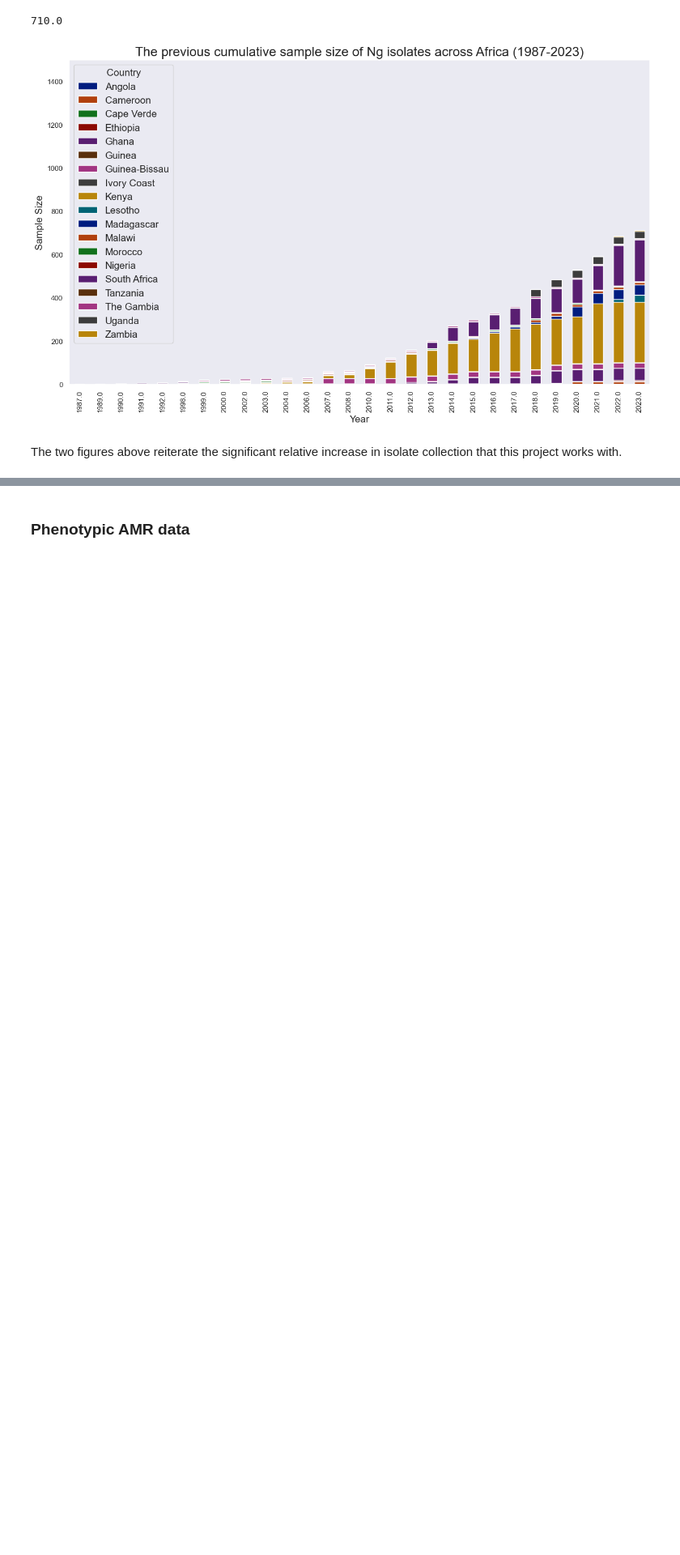
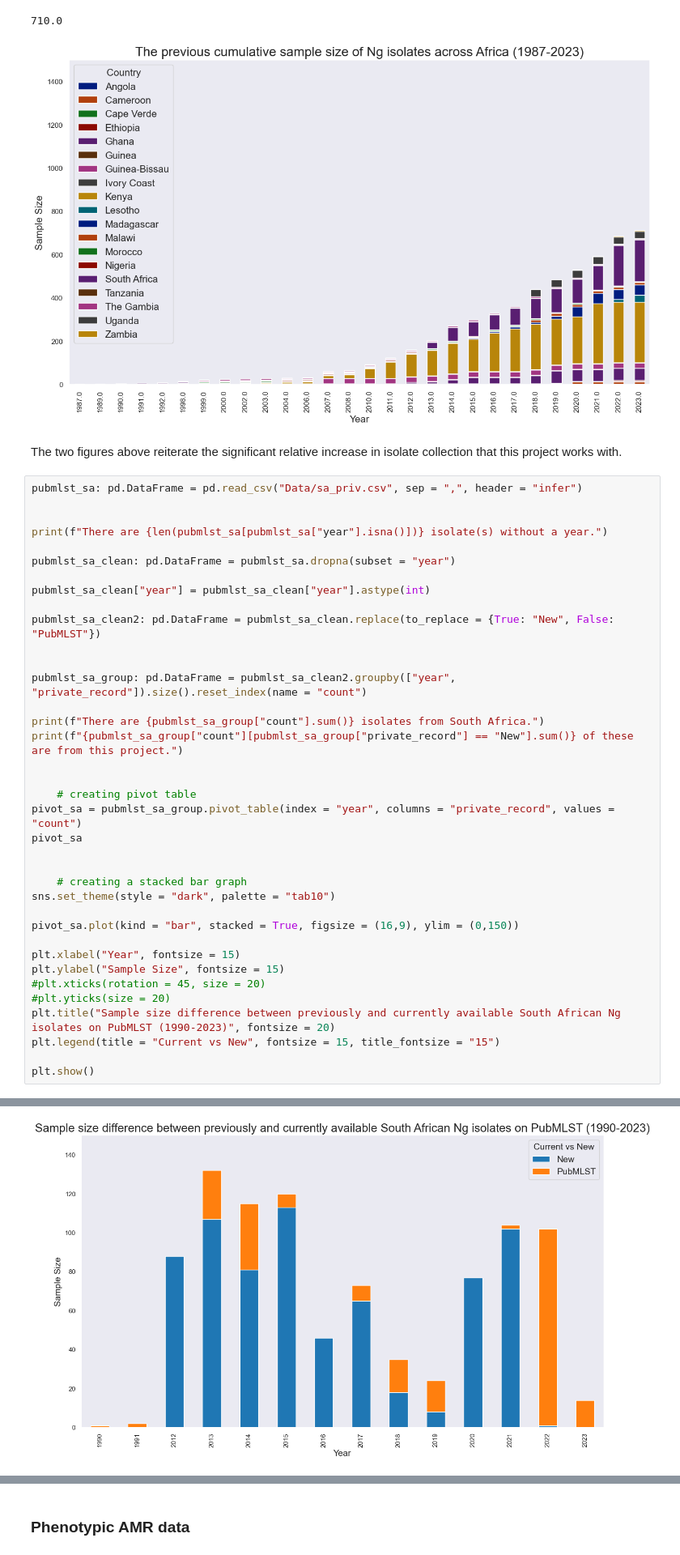
Before and after one commit to watchlotr/NGonorrhoeae_Y4, a Jupyter notebook: NG_Figures.ipynb, the cells around one changed output, grey strips where cells are left out. Shown at 81% size. Drawn from its saved outputs; the diff is of its cells as text; blank space fills up the shorter version.

Commit message:
Commit 36 - adds a stacked bar graph for PubMLST SA isolates, and an additional aligned mtrD file for export to iToL

```diff
--- a/NG_Figures.ipynb
+++ b/NG_Figures.ipynb
@@ -170,3 +170,41 @@ plt.show()
 [figure]
 # %% [markdown]
 The two figures above reiterate the significant relative increase in isolate collection that this project works with.
+# %%
+pubmlst_sa: pd.DataFrame = pd.read_csv("Data/sa_priv.csv", sep = ",", header = "infer")
+
+
+print(f"There are {len(pubmlst_sa[pubmlst_sa["year"].isna()])} isolate(s) without a year.")
+
+pubmlst_sa_clean: pd.DataFrame = pubmlst_sa.dropna(subset = "year")
+
+pubmlst_sa_clean["year"] = pubmlst_sa_clean["year"].astype(int)
+
+pubmlst_sa_clean2: pd.DataFrame = pubmlst_sa_clean.replace(to_replace = {True: "New", False: "PubMLST"})
+
+
+pubmlst_sa_group: pd.DataFrame = pubmlst_sa_clean2.groupby(["year", "private_record"]).size().reset_index(name = "count")
+
+print(f"There are {pubmlst_sa_group["count"].sum()} isolates from South Africa.")
+print(f"{pubmlst_sa_group["count"][pubmlst_sa_group["private_record"] == "New"].sum()} of these are from this project.")
+
+
+    # creating pivot table
+pivot_sa = pubmlst_sa_group.pivot_table(index = "year", columns = "private_record", values = "count")
+pivot_sa
+
+
+    # creating a stacked bar graph
+sns.set_theme(style = "dark", palette = "tab10")
+
+pivot_sa.plot(kind = "bar", stacked = True, figsize = (16,9), ylim = (0,150))
+
+plt.xlabel("Year", fontsize = 15)
+plt.ylabel("Sample Size", fontsize = 15)
+#plt.xticks(rotation = 45, size = 20)
+#plt.yticks(size = 20)
+plt.title("Sample size difference between previously and currently available South African Ng isolates on PubMLST (1990-2023)", fontsize = 20)
+plt.legend(title = "Current vs New", fontsize = 15, title_fontsize = "15")
+
+plt.show()
+# %% [output]
@@ -172,0 +219 @@ The two figures above reiterate the significant relative increase in isolate col
+[figure, added]
```
Also changed, not shown: parts of 4 cells of this notebook, 3 other files.
